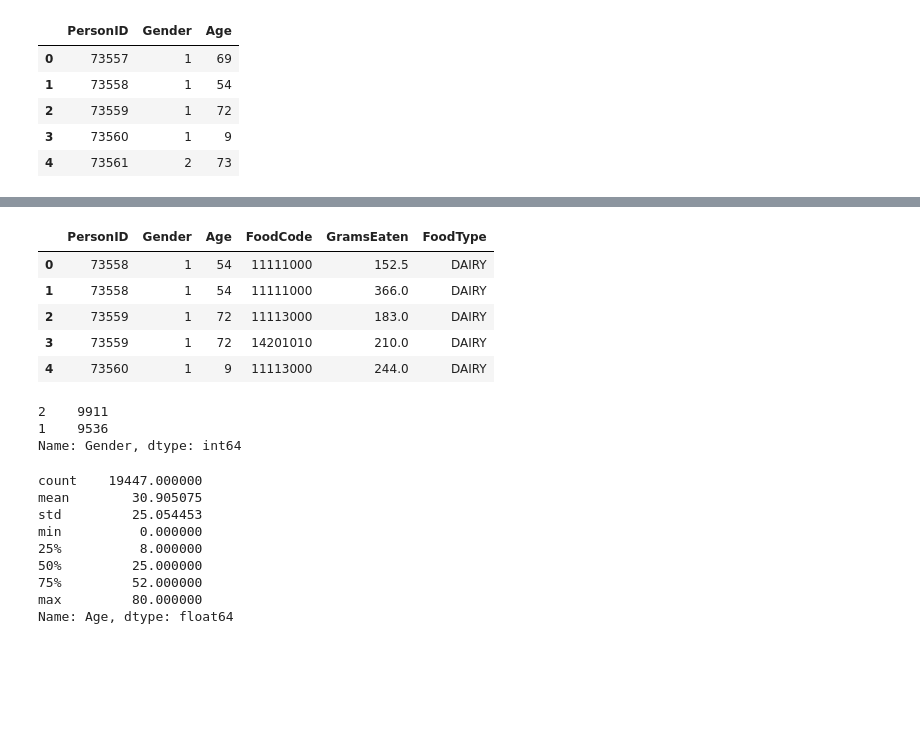
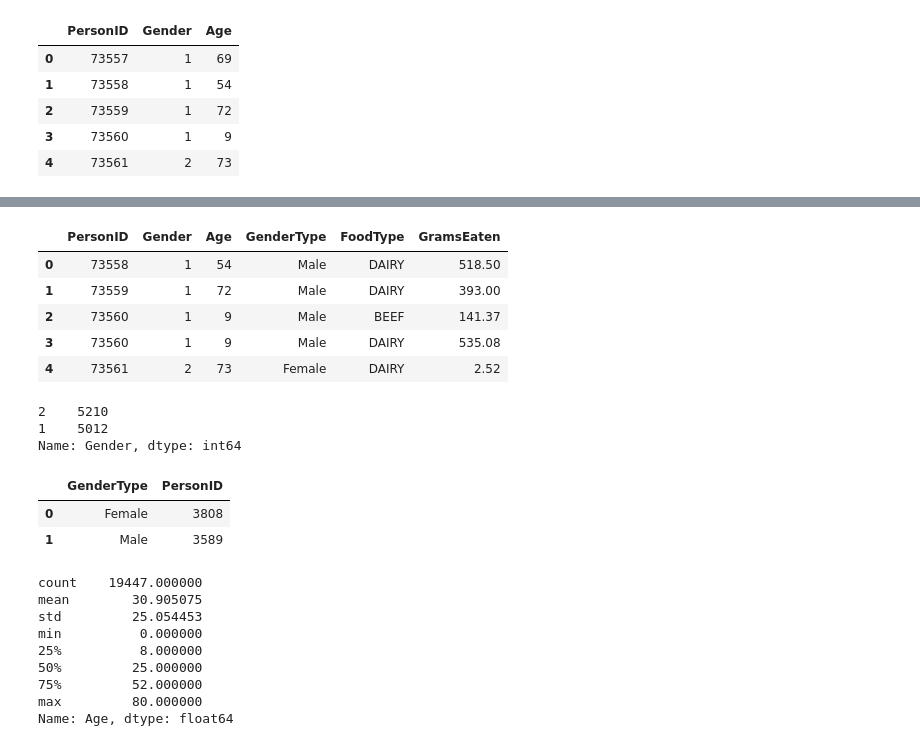
Before and after one commit to khenders/Python-Bridge-Project-2, a Jupyter notebook: OurProject2/4_23_17_Food_Processing_Combining_It_All.ipynb, the cells around one changed output, grey strips where cells are left out. Drawn from its saved outputs; the diff is of its cells as text; code cells hidden in the pictures; blank space fills up the shorter version.

```diff
--- a/OurProject2/4_23_17_Food_Processing_Combining_It_All.ipynb
+++ b/OurProject2/4_23_17_Food_Processing_Combining_It_All.ipynb
@@ -139,9 +144,9 @@ foodcodegrouping
 | DAIRY | 1914695.88 | 6806 | 281.324696 |
 # %%
 # create new df grouped by person ID, then grouped by food type
-
-persongrouping = food_data_filtered.groupby(['PersonID','FoodType'])
-persongrouping.head(n = 5)    # for some reason, this pulls back the entire file and not just the first 5; also tried n=5, but it didn't work
+food_data_filtered.head()
+persongrouping = food_data_filtered.groupby(['PersonID','FoodType'])['GramsEaten'].sum().reset_index()
+persongrouping.head()    # for some reason, this pulls back the entire file and not just the first 5; also tried n=5, but it didn't work
 # persongrouping.PersonID.nunique().count()    # 7397
 # type(persongrouping)
 # %% [output]
@@ -166,3 +158,0 @@ persongrouping.head(n = 5)    # for some reason, this pulls back the entire file
-# %%
-persongrouping = food_data_filtered.groupby(['PersonID','FoodType']).count()
-persongrouping
@@ -233,17 +207,15 @@ demographics_data_abridged.head()
 # replace the gender numbers (1, 2) with type (male, female)
 
 def gender_type(gender_code):
-    result = False
+    result = "Unknown"
     if (gender_code) == 1 :
         result = 'Male'
     elif (gender_code) == 2:
         result = "Female"
-    elif (gender_code) == 3:
-        result = "Unknown"
     return result
 
-demographics_data_update = demographics_data_abridged.Gender.apply(gender_type)
+demographics_data_abridged['GenderType'] = demographics_data_abridged['Gender'].apply(lambda x: gender_type(x))
 # demographics_data_updated = demographics_data_abridged.Gender.apply[demographics_data_update]
-demographics_data_update.head()
+demographics_data_abridged.head()
 # demographics_data_updated
 # %% [output]
@@ -256,22 +232,29 @@ Name: Gender, dtype: object
 # %%
 # merging the demographics data with the food consumption data
 
-personfoodconsumed = pd.merge(demographics_data_abridged, food_data_filtered, how='inner', on='PersonID')
+personfoodconsumed = pd.merge(demographics_data_abridged, persongrouping, how='inner', on='PersonID')
 personfoodconsumed.head()
 # type(personfoodconsumed)
 # %% [output]
-|  | PersonID | Gender | Age | FoodCode | GramsEaten | FoodType |
-| 0 | 73558 | 1 | 54 | 11111000 | 152.5 | DAIRY |
-| 1 | 73558 | 1 | 54 | 11111000 | 366.0 | DAIRY |
-| 2 | 73559 | 1 | 72 | 11113000 | 183.0 | DAIRY |
-| 3 | 73559 | 1 | 72 | 14201010 | 210.0 | DAIRY |
-| 4 | 73560 | 1 | 9 | 11113000 | 244.0 | DAIRY |
+|  | PersonID | Gender | Age | GenderType | FoodType | GramsEaten |
+| 0 | 73558 | 1 | 54 | Male | DAIRY | 518.50 |
+| 1 | 73559 | 1 | 72 | Male | DAIRY | 393.00 |
+| 2 | 73560 | 1 | 9 | Male | BEEF | 141.37 |
+| 3 | 73560 | 1 | 9 | Male | DAIRY | 535.08 |
+| 4 | 73561 | 2 | 73 | Female | DAIRY | 2.52 |
 # %%
 personfoodconsumed.Gender.value_counts()
 # %% [output]
-2    9911
-1    9536
+2    5210
+1    5012
 Name: Gender, dtype: int64
+# %%
+personfoodconsumed.groupby('GenderType')['PersonID'].nunique().reset_index()
+# x.groupby('GenderType').count()
+# %% [output]
+|  | GenderType | PersonID |
+| 0 | Female | 3808 |
+| 1 | Male | 3589 |
 # %%
 # personfoodconsumed.Age.value_counts()
 personfoodconsumed.Age.describe()
```
Also changed, not shown: parts of 5 cells of this notebook, 1 other file.
